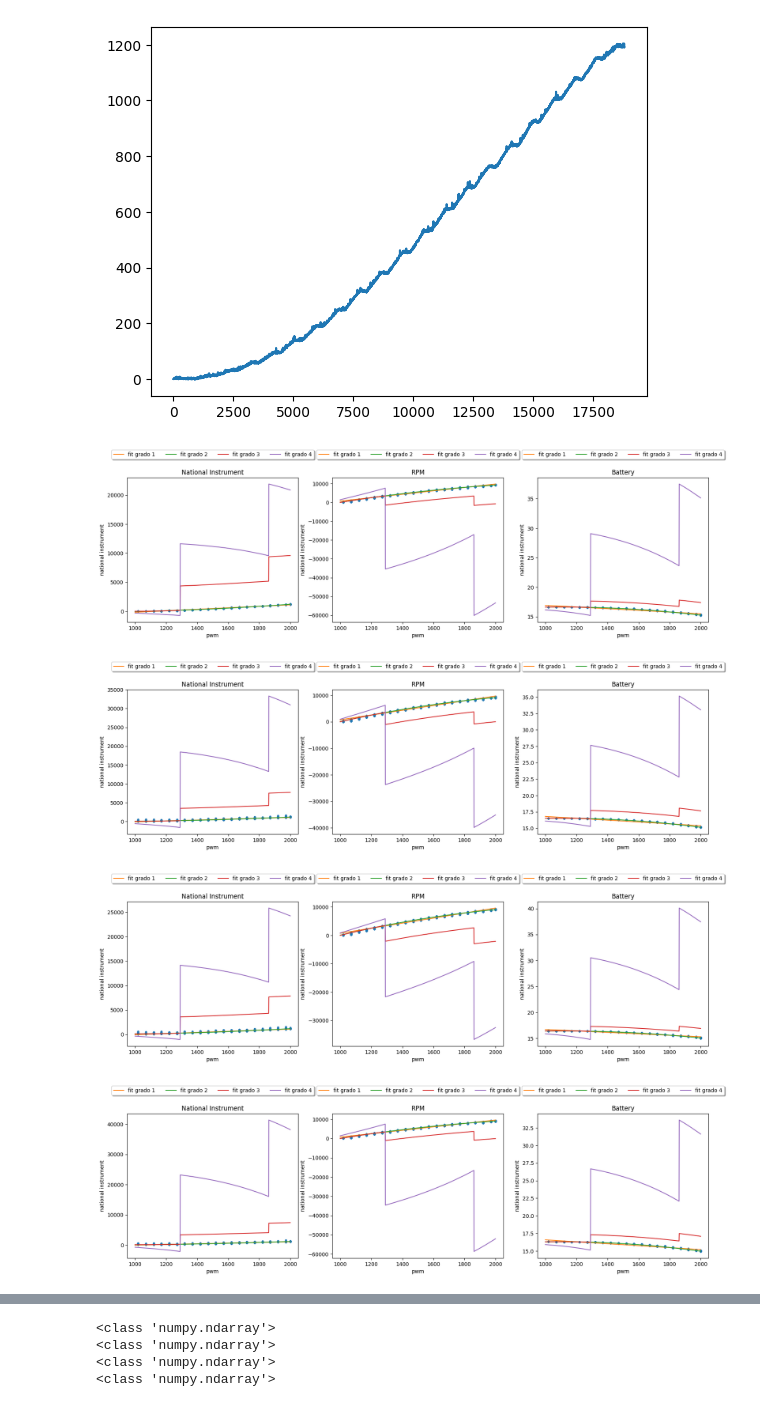
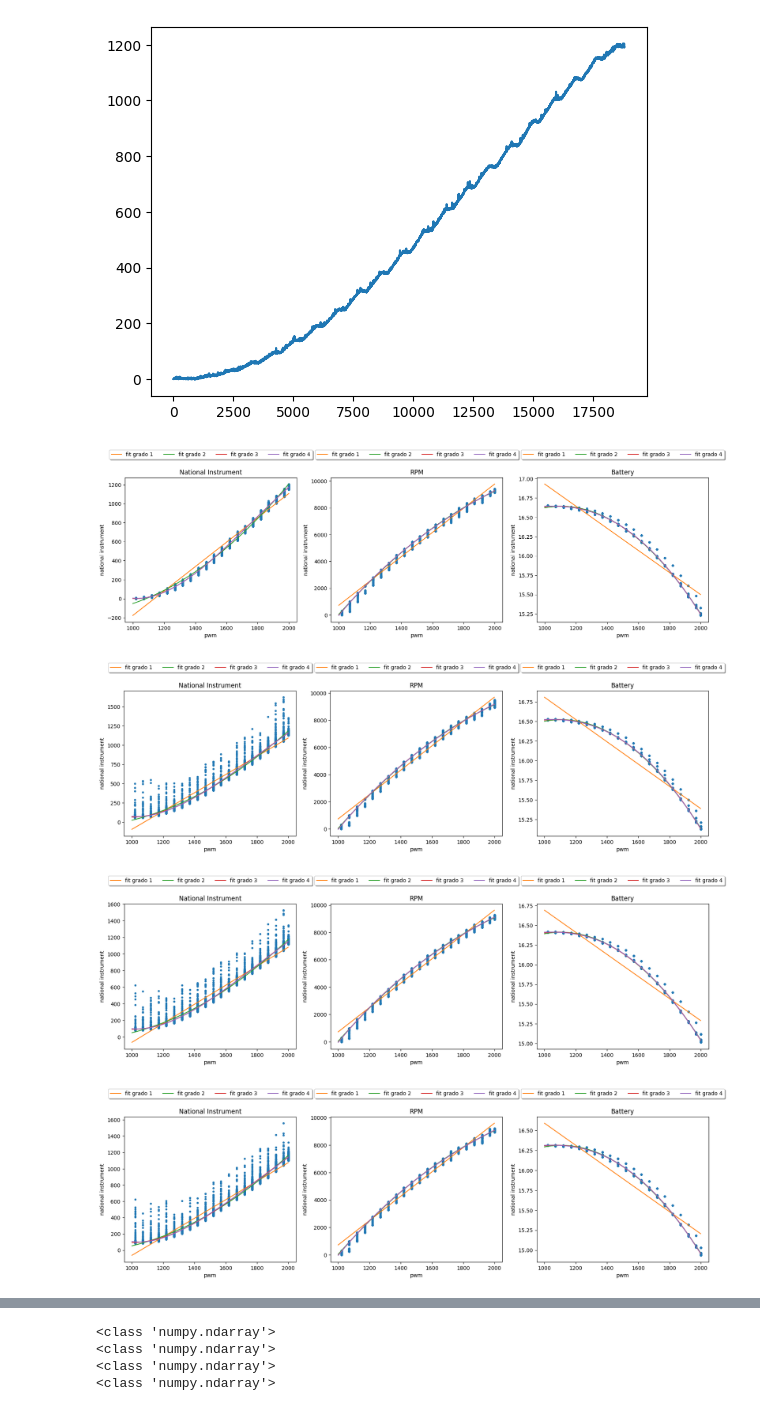
Before and after one commit to Simone-Scalella/Manutenzione_preventiva, a Jupyter notebook: analisi.ipynb, the cells around one changed output, grey strips where cells are left out. Cells and saved outputs as stored; diff of their text form; code cells hidden in the pictures.

```diff
--- a/analisi.ipynb
+++ b/analisi.ipynb
@@ -249,29 +249,28 @@ for acquisizione in all_data_grid:
 # %%
 
 for acquisizione,fit_set in zip(all_data_grid,fit_result):
     fig, axs = plt.subplots(nrows = 1, ncols = 3)
     fig.set_size_inches(h=5,w=20)
 
-    linex = np.arange(pwm_min,pwm_max,1)
+    linex = np.arange(pwm_min,pwm_max,1,dtype='longdouble')
 
     for dataset,dataset_fit,index in zip(acquisizione,fit_set,range(len(acquisizione))):
         axs[index].plot(dataset.data_matrix[1][:,0],dataset.data_matrix[0],'.')
         axs[index].set_xlabel('pwm')
         axs[index].set_ylabel('national instrument')
         for fit,indice in zip(dataset_fit,range(pol_maxGrade)):
-            plotRes = [0]*(pwm_max-pwm_min)
+            plotRes = np.array([0]*(pwm_max-pwm_min),dtype='longdouble')
             for i in range(len(fit)):
                 plotRes += np.multiply(fit[i],np.power(linex,i))
-
-            pd.DataFrame(plotRes, columns = ['value']).to_csv('csv/'+str(indice)+'.csv','\t',index=False)
+            pd.DataFrame({'linex':linex,'value':plotRes}).to_csv('csv/'+str(index)+str(indice)+'.csv','\t',index=False)
             axs[index].plot(linex, plotRes,'-',label='fit grado '+str(indice+1))
         axs[index].set_title(datasetTitles[index])
         axs[index].legend(loc='upper center', bbox_to_anchor=(0.5, 1.21),ncol=4, fancybox=True, shadow=True)
 # %% [output]
-[figure, old version]
+[figure, new version]
-[figure, old version]
+[figure, new version]
-[figure, old version]
+[figure, new version]
-[figure, old version]
+[figure, new version]
 # %%
 # Andiamo a calcolare il mean squared error
 
```
Also changed, not shown: parts of 1 cell of this notebook, 4 other files.
